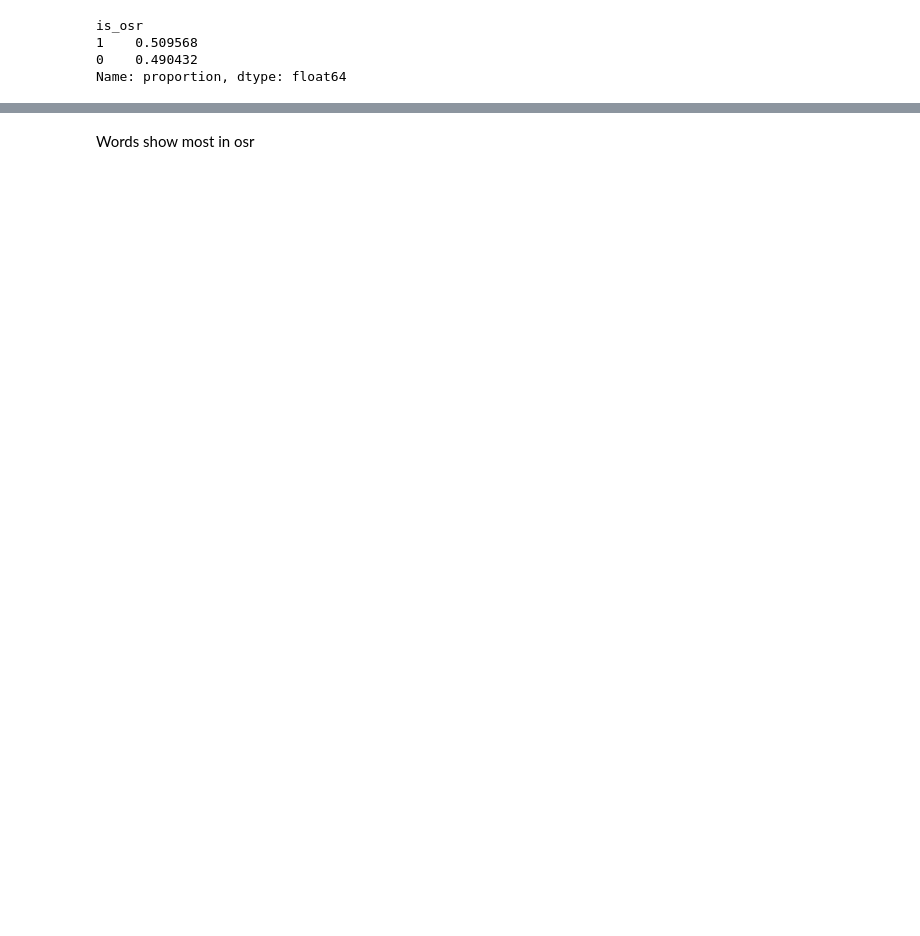
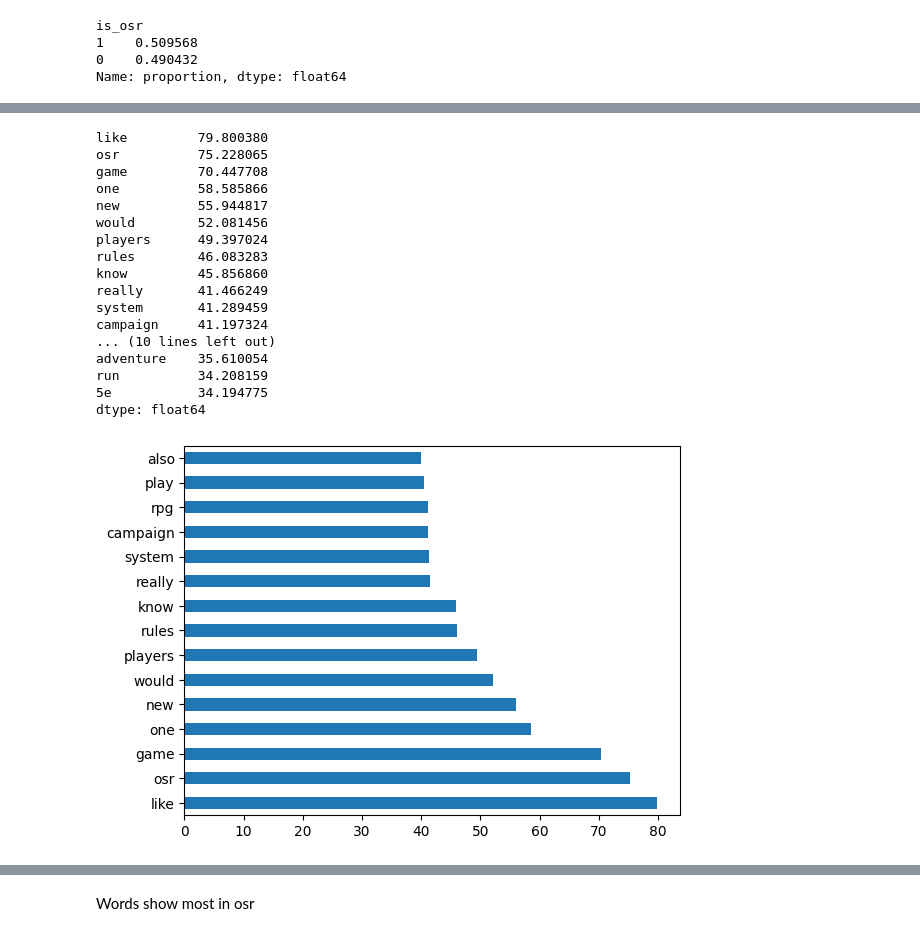
Before and after one commit to bola0321/Subreddits-Storytelling-Is-What-s-Old-is-New-Again-, a Jupyter notebook: code/cleaning_and_eda.ipynb, the cells around one changed output, grey strips where cells are left out. Cells and saved outputs as stored; diff of their text form; code cells hidden in the pictures; blank space fills up the shorter version.

```diff
--- a/code/cleaning_and_eda.ipynb
+++ b/code/cleaning_and_eda.ipynb
@@ -161,3 +173,35 @@ dtype: int64
 #separate osr and rpg into their own dfs
 osr_df = cleaned.loc[cleaned['is_osr'] == 1]
 rpg_df = cleaned.loc[cleaned['is_osr'] == 0]
+# %%
+#osr, test train split
+
+X1 = osr_df["selftext"]
+y1 = osr_df["is_osr"]
+
+# Train/test split
+X_train_1, X_test_1, y_train_1, y_test_1 = train_test_split(X1,
+                                                    y1,
+                                                    random_state=123)
+# %%
+# osr dataframe unigrams
+cleaning.tfidf_list_and_barplot(1, 1, X_train_1, X_test_1, y_train_1, y_test_1)
+# %% [output]
+like         79.800380
+osr          75.228065
+game         70.447708
+one          58.585866
+new          55.944817
+would        52.081456
+players      49.397024
+rules        46.083283
+know         45.856860
+really       41.466249
+system       41.289459
+campaign     41.197324
+... (10 lines left out)
+adventure    35.610054
+run          34.208159
+5e           34.194775
+dtype: float64
+[figure, added]
```
Also changed, not shown: parts of 55 cells of this notebook, 6 other files.
